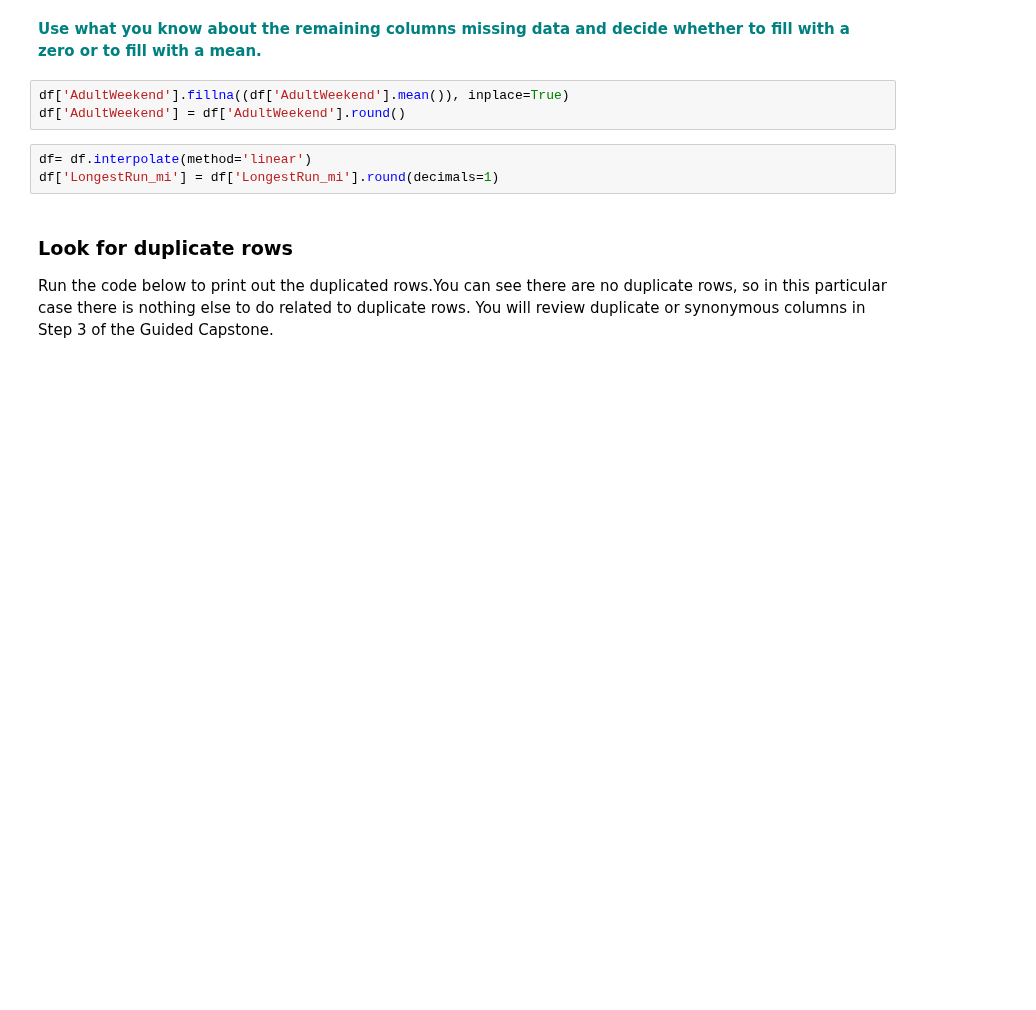
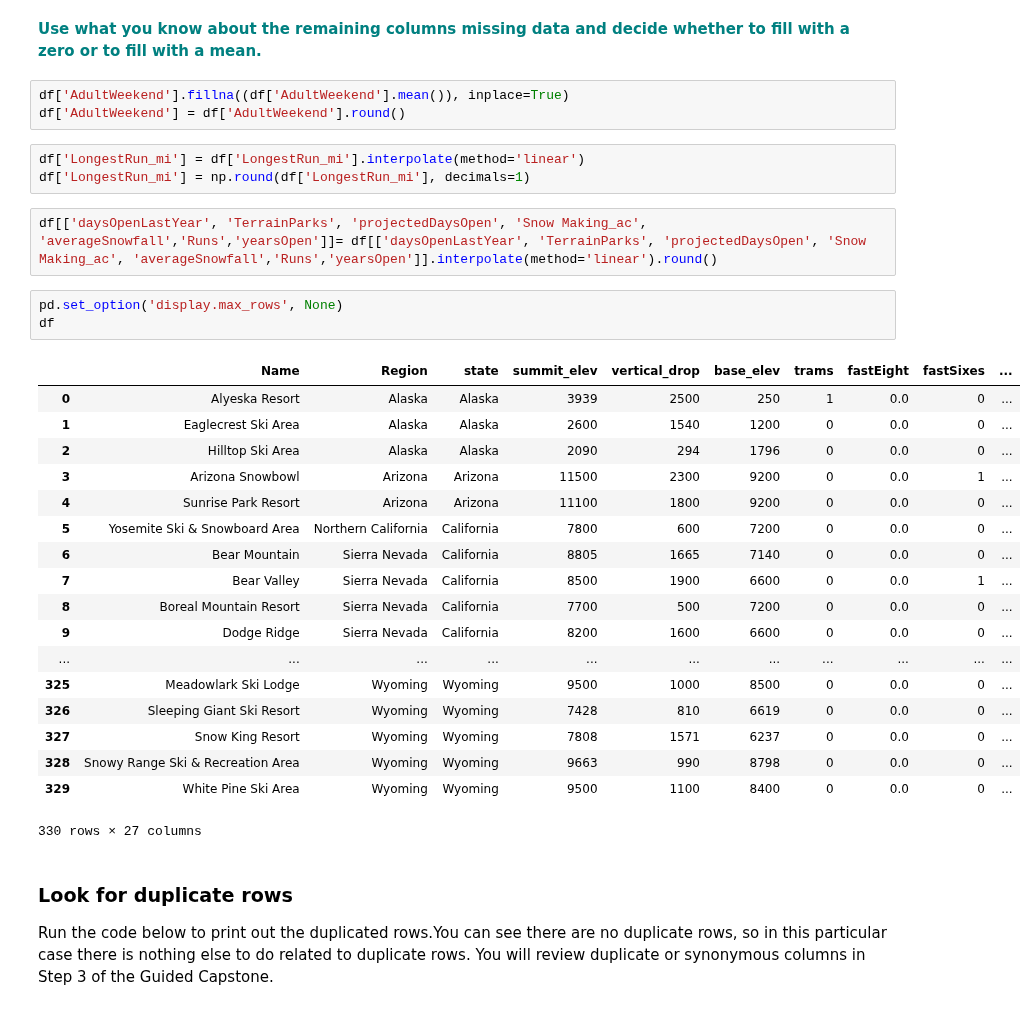
Before and after one commit to yoyo6022/Guided_Capstone, a Jupyter notebook: DataWrangling/GuidedCapstone_Step2.ipynb, the cells around one changed output. Saved outputs shown, nothing was run; the diff lists cells and outputs as text; blank space fills up the shorter version.

```diff
--- a/DataWrangling/GuidedCapstone_Step2.ipynb
+++ b/DataWrangling/GuidedCapstone_Step2.ipynb
@@ -415,8 +415,32 @@ df['AdultWeekday'] = df['AdultWeekday'].round()
 df['AdultWeekend'].fillna((df['AdultWeekend'].mean()), inplace=True)
 df['AdultWeekend'] = df['AdultWeekend'].round()
 # %%
-df= df.interpolate(method='linear')
-df['LongestRun_mi'] = df['LongestRun_mi'].round(decimals=1)
+df['LongestRun_mi'] = df['LongestRun_mi'].interpolate(method='linear')
+df['LongestRun_mi'] = np.round(df['LongestRun_mi'], decimals=1)
+# %%
+df[['daysOpenLastYear', 'TerrainParks', 'projectedDaysOpen', 'Snow Making_ac', 'averageSnowfall','Runs','yearsOpen']]= df[['daysOpenLastYear', 'TerrainParks', 'projectedDaysOpen', 'Snow Making_ac', 'averageSnowfall','Runs','yearsOpen']].interpolate(method='linear').round()
+# %%
+pd.set_option('display.max_rows', None)
+df
+# %% [output]
+|  | Name | Region | state | summit_elev | vertical_drop | base_elev | trams | fastEight | fastSixes | ... |
+| 0 | Alyeska Resort | Alaska | Alaska | 3939 | 2500 | 250 | 1 | 0.0 | 0 | ... |
+| 1 | Eaglecrest Ski Area | Alaska | Alaska | 2600 | 1540 | 1200 | 0 | 0.0 | 0 | ... |
+| 2 | Hilltop Ski Area | Alaska | Alaska | 2090 | 294 | 1796 | 0 | 0.0 | 0 | ... |
+| 3 | Arizona Snowbowl | Arizona | Arizona | 11500 | 2300 | 9200 | 0 | 0.0 | 1 | ... |
+| 4 | Sunrise Park Resort | Arizona | Arizona | 11100 | 1800 | 9200 | 0 | 0.0 | 0 | ... |
+| 5 | Yosemite Ski & Snowboard Area | Northern California | California | 7800 | 600 | 7200 | 0 | 0.0 | 0 | ... |
+| 6 | Bear Mountain | Sierra Nevada | California | 8805 | 1665 | 7140 | 0 | 0.0 | 0 | ... |
+| 7 | Bear Valley | Sierra Nevada | California | 8500 | 1900 | 6600 | 0 | 0.0 | 1 | ... |
+| 8 | Boreal Mountain Resort | Sierra Nevada | California | 7700 | 500 | 7200 | 0 | 0.0 | 0 | ... |
+| 9 | Dodge Ridge | Sierra Nevada | California | 8200 | 1600 | 6600 | 0 | 0.0 | 0 | ... |
+| ... | ... | ... | ... | ... | ... | ... | ... | ... | ... | ... |
+| 325 | Meadowlark Ski Lodge | Wyoming | Wyoming | 9500 | 1000 | 8500 | 0 | 0.0 | 0 | ... |
+| 326 | Sleeping Giant Ski Resort | Wyoming | Wyoming | 7428 | 810 | 6619 | 0 | 0.0 | 0 | ... |
+| 327 | Snow King Resort | Wyoming | Wyoming | 7808 | 1571 | 6237 | 0 | 0.0 | 0 | ... |
+| 328 | Snowy Range Ski & Recreation Area | Wyoming | Wyoming | 9663 | 990 | 8798 | 0 | 0.0 | 0 | ... |
+| 329 | White Pine Ski Area | Wyoming | Wyoming | 9500 | 1100 | 8400 | 0 | 0.0 | 0 | ... |
+330 rows × 27 columns
 # %% [markdown]
 ### Look for duplicate rows
 Run the code below to print out the duplicated rows.You can see there are no duplicate rows, so in this particular case there is nothing else to do related to duplicate rows. You will review duplicate or synonymous columns in Step 3 of the Guided Capstone.
```
Also changed, not shown: parts of 1 cell of this notebook.
